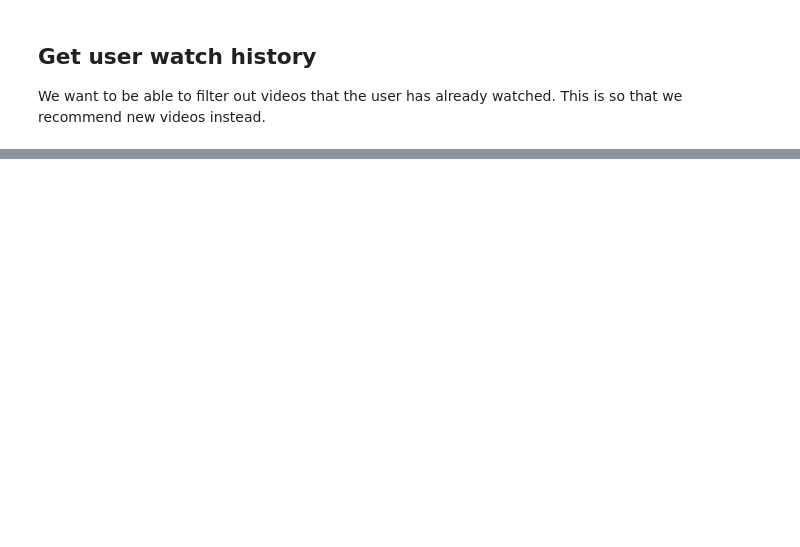
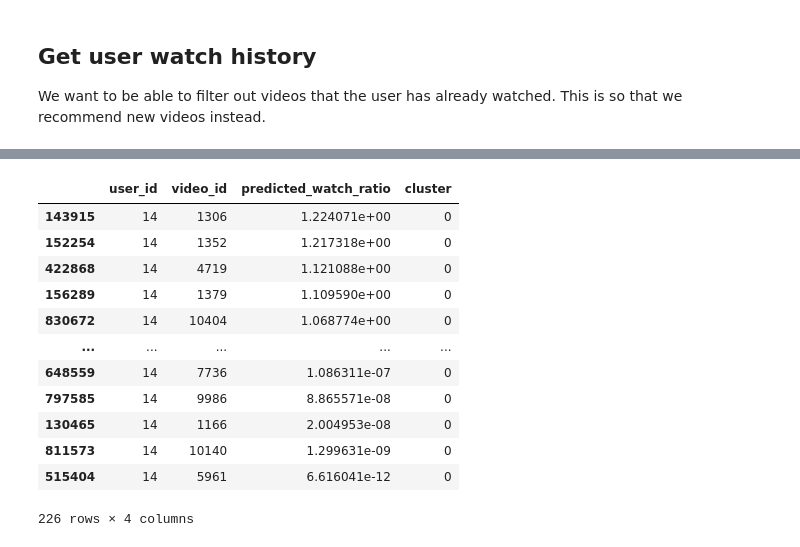
Before and after one commit to jiaawe/kuaishou-recommender, a Jupyter notebook: step8_evaluation.ipynb, the cells around one changed output, grey strips where cells are left out. Drawn from its saved outputs; the diff is of its cells as text; code cells hidden in the pictures; blank space fills up the shorter version.

```diff
--- a/step8_evaluation.ipynb
+++ b/step8_evaluation.ipynb
@@ -299,0 +86,3 @@ metrics_ncf_per_cluster = eval_fns.get_all_metrics(k, ground_truth, recommendati
+# %%
+user_watch_history_from_train = eval_fns.get_user_watch_history(joined_train_data)
+user_watch_history_from_train_val = eval_fns.get_user_watch_history(joined_train_val_data)
@@ -299,0 +144,17 @@ metrics_ncf_per_cluster = eval_fns.get_all_metrics(k, ground_truth, recommendati
+# %%
+# Recommendations from NCF model for user 14 to be evaluated on the test set
+recommendations_ncf_for_test[recommendations_ncf_for_test['user_id'] == 14]
+# %% [output]
+|  | user_id | video_id | predicted_watch_ratio | cluster |
+| 143915 | 14 | 1306 | 1.224071e+00 | 0 |
+| 152254 | 14 | 1352 | 1.217318e+00 | 0 |
+| 422868 | 14 | 4719 | 1.121088e+00 | 0 |
+| 156289 | 14 | 1379 | 1.109590e+00 | 0 |
+| 830672 | 14 | 10404 | 1.068774e+00 | 0 |
+| ... | ... | ... | ... | ... |
+| 648559 | 14 | 7736 | 1.086311e-07 | 0 |
+| 797585 | 14 | 9986 | 8.865571e-08 | 0 |
+| 130465 | 14 | 1166 | 2.004953e-08 | 0 |
+| 811573 | 14 | 10140 | 1.299631e-09 | 0 |
+| 515404 | 14 | 5961 | 6.616041e-12 | 0 |
+226 rows × 4 columns
```
Also changed, not shown: parts of 65 cells of this notebook.
